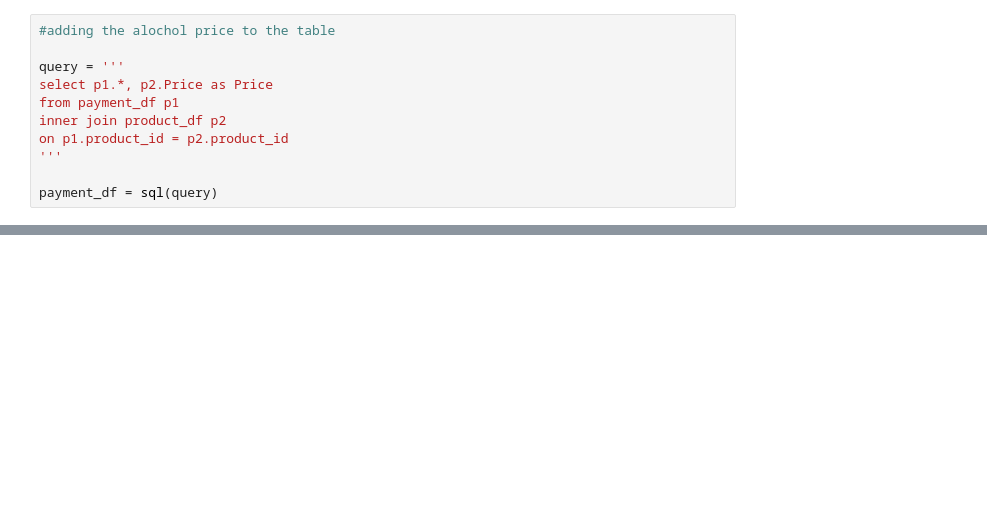
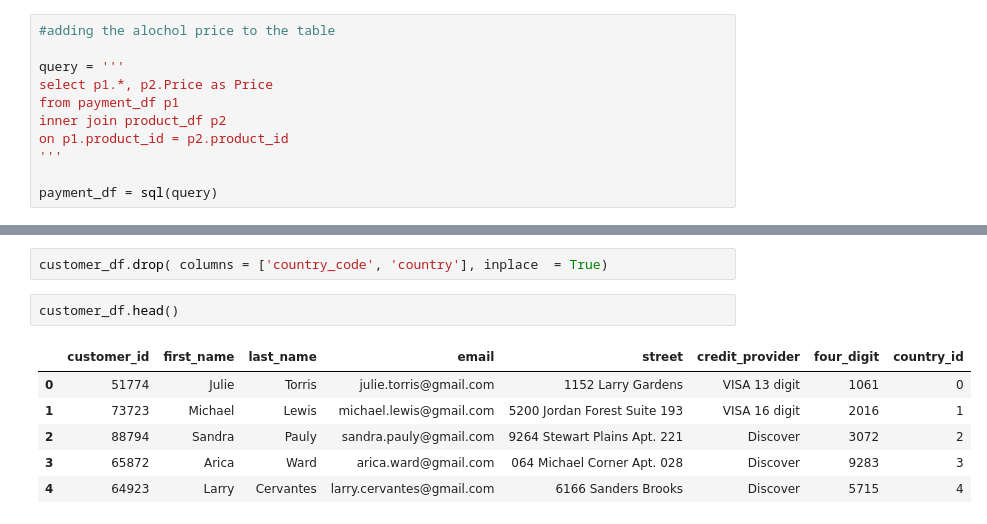
Before and after one commit to jbassie/ETL-PROJECT, a Jupyter notebook: Generating_data.ipynb, the cells around one changed output, grey strips where cells are left out. Saved outputs shown, nothing was run; the diff lists cells and outputs as text; blank space fills up the shorter version.

```diff
--- a/Generating_data.ipynb
+++ b/Generating_data.ipynb
@@ -237,0 +358,11 @@ payment_df.head()
+# %%
+customer_df.drop( columns = ['country_code', 'country'], inplace  = True)
+# %%
+customer_df.head()
+# %% [output]
+|  | customer_id | first_name | last_name | email | street | credit_provider | four_digit | country_id |
+| 0 | 51774 | Julie | Torris | julie.torris@gmail.com | 1152 Larry Gardens | VISA 13 digit | 1061 | 0 |
+| 1 | 73723 | Michael | Lewis | michael.lewis@gmail.com | 5200 Jordan Forest Suite 193 | VISA 16 digit | 2016 | 1 |
+| 2 | 88794 | Sandra | Pauly | sandra.pauly@gmail.com | 9264 Stewart Plains Apt. 221 | Discover | 3072 | 2 |
+| 3 | 65872 | Arica | Ward | arica.ward@gmail.com | 064 Michael Corner Apt. 028 | Discover | 9283 | 3 |
+| 4 | 64923 | Larry | Cervantes | larry.cervantes@gmail.com | 6166 Sanders Brooks | Discover | 5715 | 4 |
```
Also changed, not shown: parts of 23 cells of this notebook.
